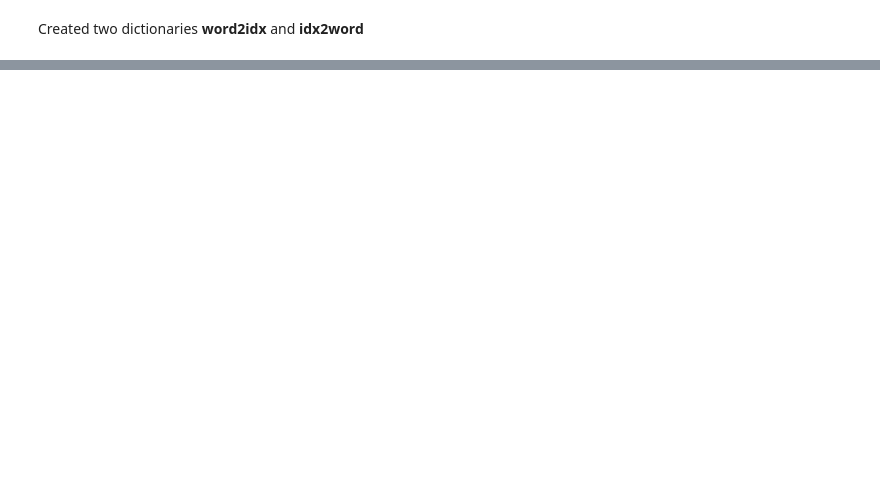
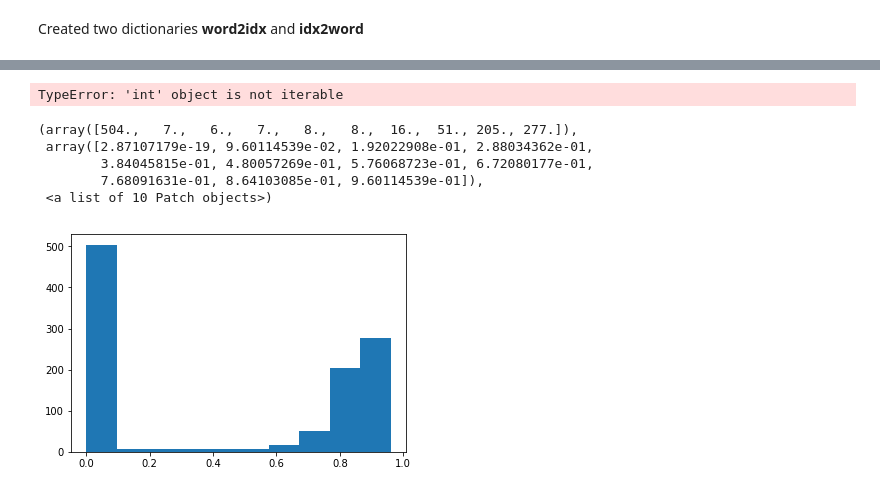
Before and after one commit to KevLuo/SAD, a Jupyter notebook: lstm.ipynb, the cells around one changed output, grey strips where cells are left out. Cells and saved outputs as stored; diff of their text form; code cells hidden in the pictures; blank space fills up the shorter version.

```diff
--- a/lstm.ipynb
+++ b/lstm.ipynb
@@ -133,0 +381,2 @@ NameError: name 'vocabulary' is not defined
+# %%
+model.fit(x_data, y_data, batch_size=16, epochs=25, shuffle=True, verbose = 1)
@@ -133,0 +406,2 @@ NameError: name 'vocabulary' is not defined
+# %%
+p = model.predict(x_data)
@@ -133,0 +430,13 @@ NameError: name 'vocabulary' is not defined
+# %%
+a, b = getx()
+# %% [output]
+TypeError: 'int' object is not iterable
+# %%
+plt.hist(p)
+# %% [output]
+(array([504.,   7.,   6.,   7.,   8.,   8.,  16.,  51., 205., 277.]),
+ array([2.87107179e-19, 9.60114539e-02, 1.92022908e-01, 2.88034362e-01,
+        3.84045815e-01, 4.80057269e-01, 5.76068723e-01, 6.72080177e-01,
+        7.68091631e-01, 8.64103085e-01, 9.60114539e-01]),
+ <a list of 10 Patch objects>)
+[figure, added]
```
Also changed, not shown: parts of 40 cells of this notebook, 1 other file.
